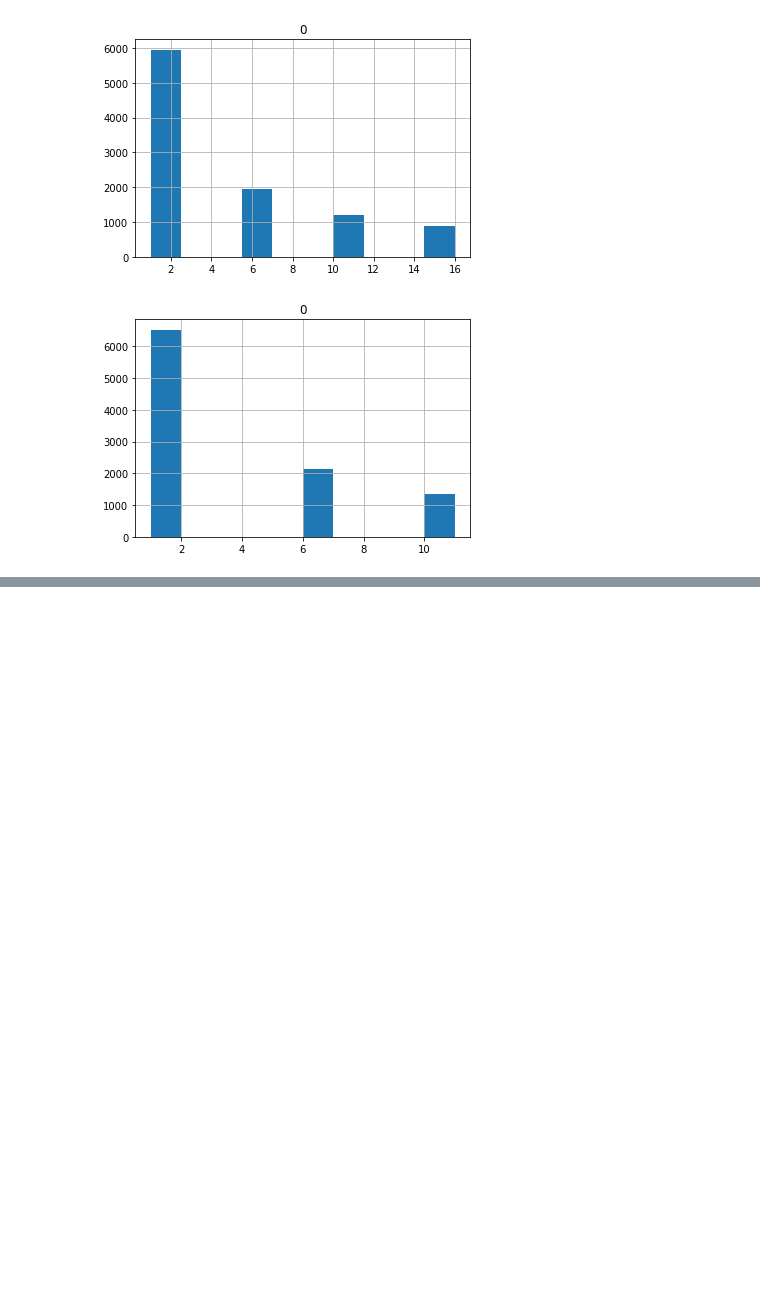
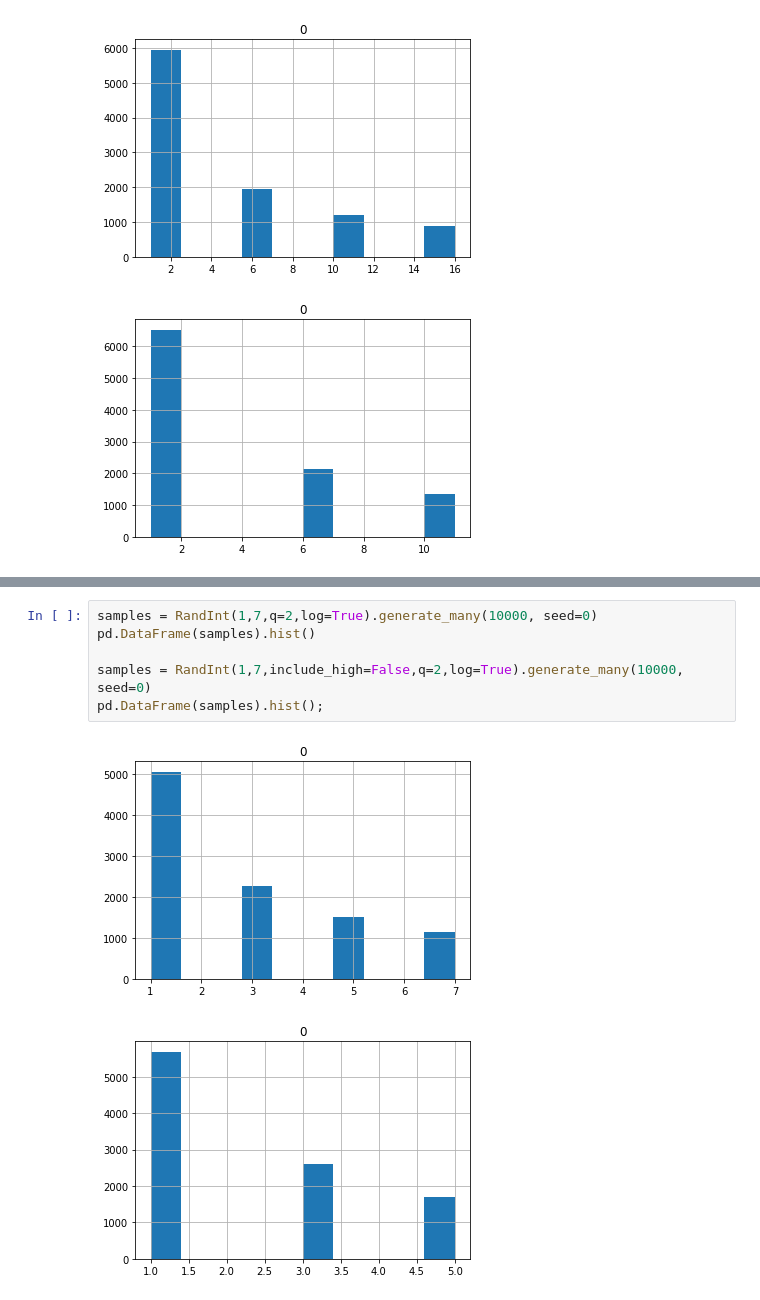
Before and after one commit to fugue-project/tune, a Jupyter notebook: docs/notebooks/space.ipynb, the cells around one changed output, grey strips where cells are left out. Cells and saved outputs as stored; diff of their text form; blank space fills up the shorter version.

```diff
--- a/docs/notebooks/space.ipynb
+++ b/docs/notebooks/space.ipynb
@@ -84,0 +131,9 @@ pd.DataFrame(samples).hist();
+# %%
+samples = RandInt(1,7,q=2,log=True).generate_many(10000, seed=0)
+pd.DataFrame(samples).hist()
+
+samples = RandInt(1,7,include_high=False,q=2,log=True).generate_many(10000, seed=0)
+pd.DataFrame(samples).hist();
+# %% [output]
+[figure, added]
+[figure, added]
```
Also changed, not shown: parts of 26 cells of this notebook.
